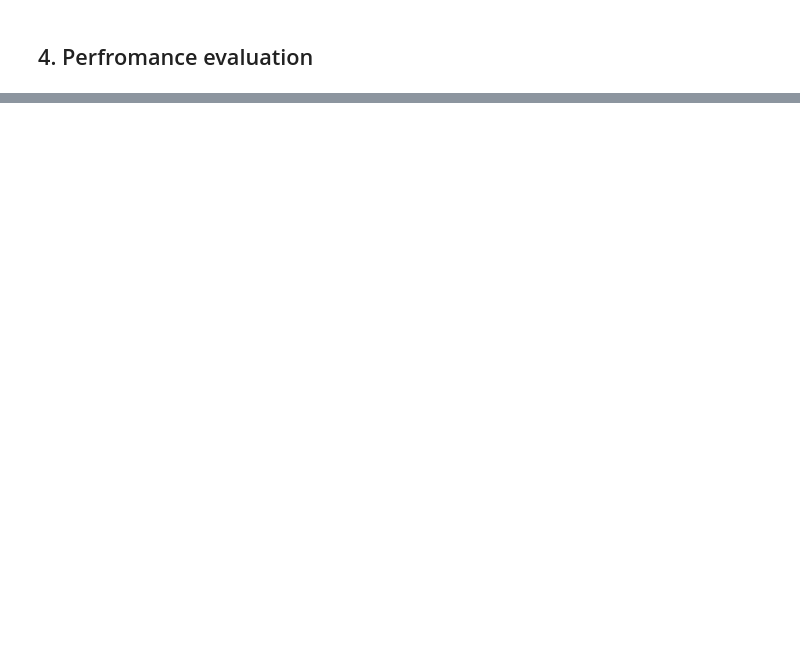
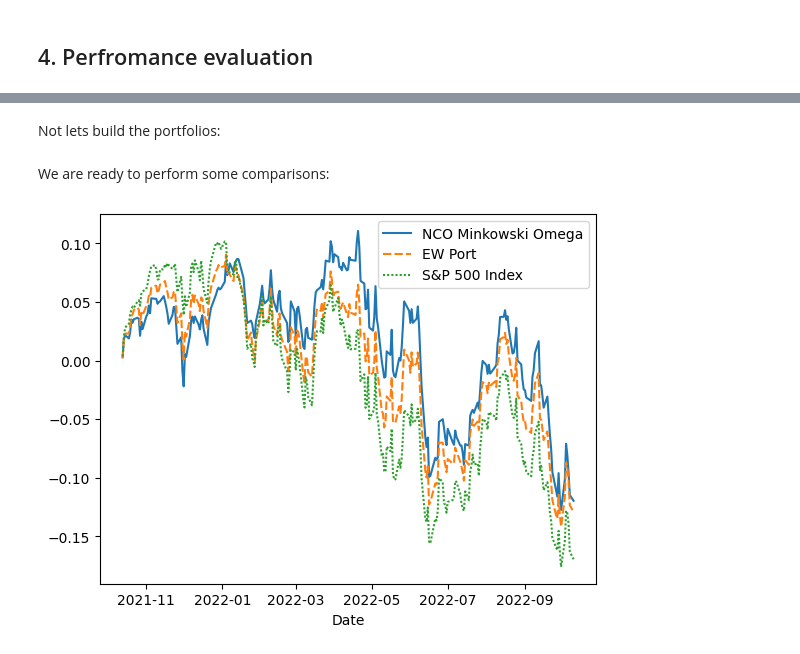
Before and after one commit to dariosandrucci/thesis, a Jupyter notebook: project_notebook.ipynb, the cells around one changed output, grey strips where cells are left out. Cells and saved outputs as stored; diff of their text form; code cells hidden in the pictures; blank space fills up the shorter version.

```diff
--- a/project_notebook.ipynb
+++ b/project_notebook.ipynb
@@ -108,7 +90,7 @@ We will use the mikowski distance metric. Our denoised and detoned correlation m
 # %%
 from sklearn.metrics import pairwise_distances
 # %%
-min_matrix = pd.DataFrame(pairwise_distances(corr2, metric = "minkowski"))
+min_matrix = np.array(pairwise_distances(corr2, metric = "minkowski"))
 # %% [markdown]
 ## 3. Portfolio Construction
 # %% [markdown]
@@ -414,0 +148,2 @@ array([1.51892367e-04, 4.68311510e-03, 1.15046596e-04, 4.98948777e-05,
+# %% [markdown]
+Not lets build the portfolios:
@@ -414,0 +157,12 @@ array([1.51892367e-04, 4.68311510e-03, 1.15046596e-04, 4.98948777e-05,
+# %% [markdown]
+We are ready to perform some comparisons:
+# %%
+w_EW = np.ones(len(min_matrix))
+w_EW /= [len(min_matrix)]*len(min_matrix)
+ew = Portfolio("EW Port", test_set, w_EW)
+# %%
+BM = PortfolioBenchmarking([ncoMinkOmega, ew])
+# %%
+BM.plot_performance()
+# %% [output]
+[figure, added]
```
Also changed, not shown: parts of 39 cells of this notebook, 5 other files.
